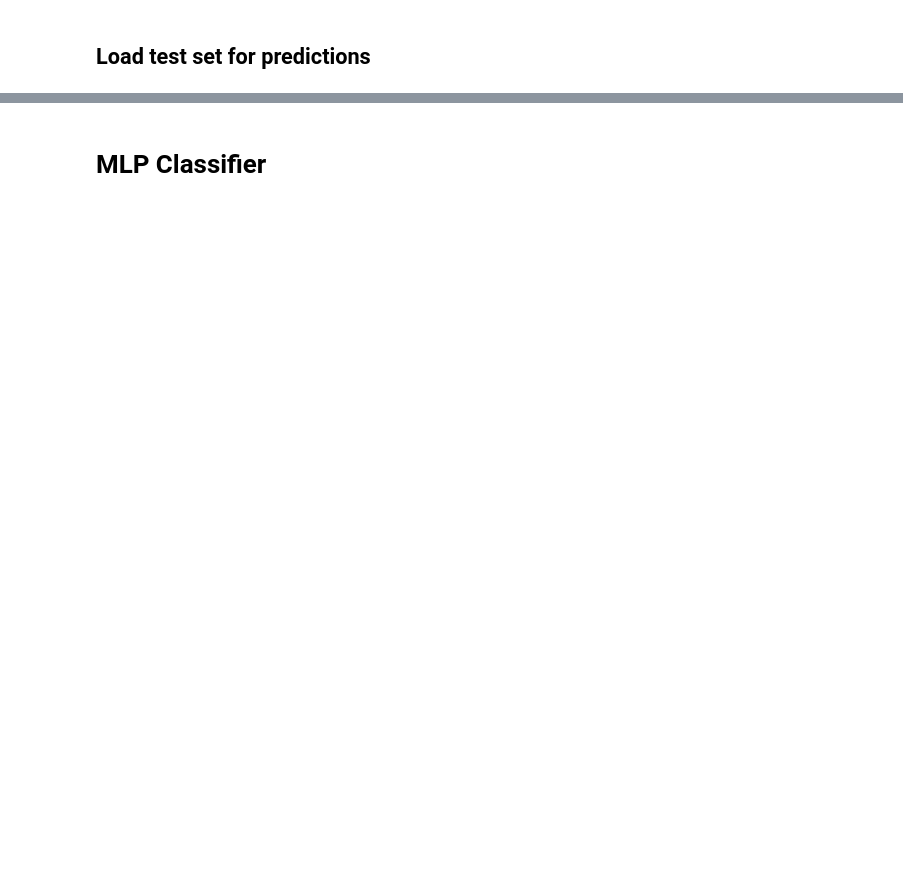
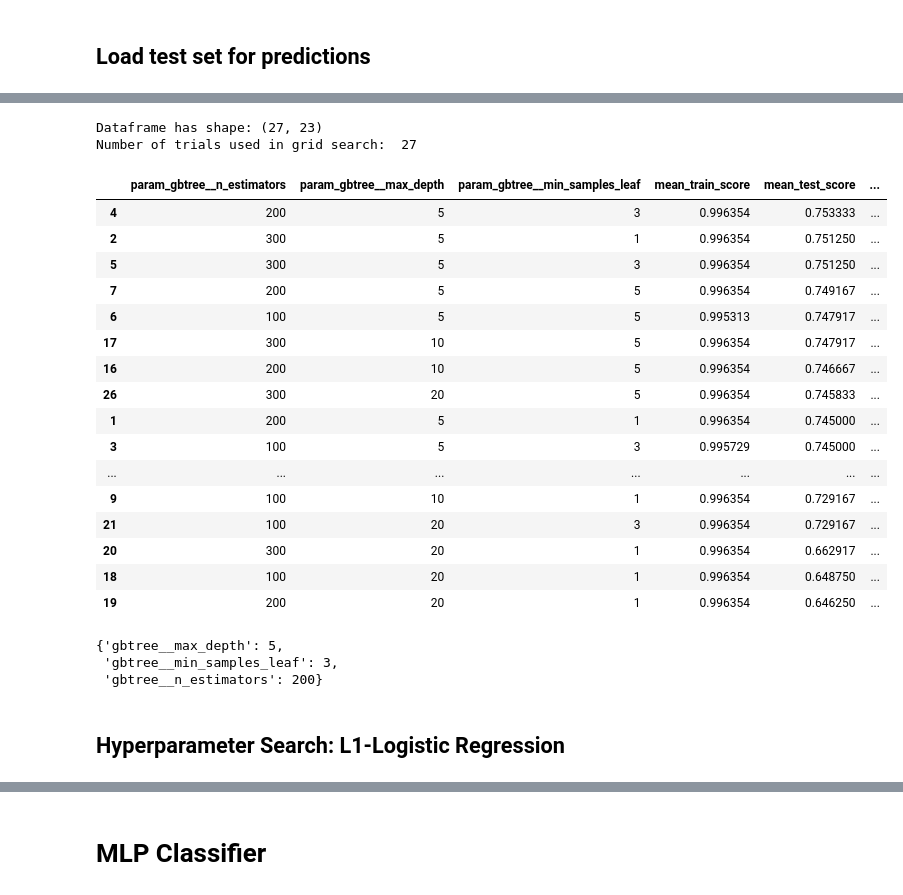
Before and after one commit to Dtphelan1/sentiment-analysis, a Jupyter notebook: WordEmbeddingClassifier.ipynb, the cells around one changed output, grey strips where cells are left out. Drawn from its saved outputs; the diff is of its cells as text; code cells hidden in the pictures; blank space fills up the shorter version.

```diff
--- a/WordEmbeddingClassifier.ipynb
+++ b/WordEmbeddingClassifier.ipynb
@@ -323,0 +241,21 @@ np.savetxt(outfile, best_lasso_yhat_test)
+# %%
+embedding_gbtree_pipeline = Pipeline([
+#     tf_pipeline_tuple,
+    gbtree_pipeline_tuple,
+ ])
+embedding_gbtree_full_grid = {
+#     **tf_parameters,
+    **gbtree_parameters
+}
+
+
+embedding_gbtree_grid_searcher = GridSearchCV(
+    embedding_gbtree_pipeline,
+    embedding_gbtree_full_grid,
+    cv=cv_splitter,
+    n_jobs=3,
+    verbose=3,
+    scoring='balanced_accuracy',
+    return_train_score=True
+)
+embedding_gbtree_grid_searcher.fit(x_train_embeddings, y_train)
@@ -323,0 +277,28 @@ np.savetxt(outfile, best_lasso_yhat_test)
+# %%
+print_gridsearch_results(embedding_gbtree_grid_searcher, list(embedding_gbtree_full_grid.keys()))
+# %% [output]
+Dataframe has shape: (27, 23)
+Number of trials used in grid search:  27
+|  | param_gbtree__n_estimators | param_gbtree__max_depth | param_gbtree__min_samples_leaf | mean_train_score | mean_test_score | ... |
+| 4 | 200 | 5 | 3 | 0.996354 | 0.753333 | ... |
+| 2 | 300 | 5 | 1 | 0.996354 | 0.751250 | ... |
+| 5 | 300 | 5 | 3 | 0.996354 | 0.751250 | ... |
+| 7 | 200 | 5 | 5 | 0.996354 | 0.749167 | ... |
+| 6 | 100 | 5 | 5 | 0.995313 | 0.747917 | ... |
+| 17 | 300 | 10 | 5 | 0.996354 | 0.747917 | ... |
+| 16 | 200 | 10 | 5 | 0.996354 | 0.746667 | ... |
+| 26 | 300 | 20 | 5 | 0.996354 | 0.745833 | ... |
+| 1 | 200 | 5 | 1 | 0.996354 | 0.745000 | ... |
+| 3 | 100 | 5 | 3 | 0.995729 | 0.745000 | ... |
+| ... | ... | ... | ... | ... | ... | ... |
+| 9 | 100 | 10 | 1 | 0.996354 | 0.729167 | ... |
+| 21 | 100 | 20 | 3 | 0.996354 | 0.729167 | ... |
+| 20 | 300 | 20 | 1 | 0.996354 | 0.662917 | ... |
+| 18 | 100 | 20 | 1 | 0.996354 | 0.648750 | ... |
+| 19 | 200 | 20 | 1 | 0.996354 | 0.646250 | ... |
+# %%
+embedding_gbtree_grid_searcher.best_params_
+# %% [output]
+{'gbtree__max_depth': 5,
+ 'gbtree__min_samples_leaf': 3,
+ 'gbtree__n_estimators': 200}
@@ -323,0 +308,2 @@ np.savetxt(outfile, best_lasso_yhat_test)
+# %% [markdown]
+## Hyperparameter Search: L1-Logistic Regression
```
Also changed, not shown: parts of 62 cells of this notebook, 2 other files.
